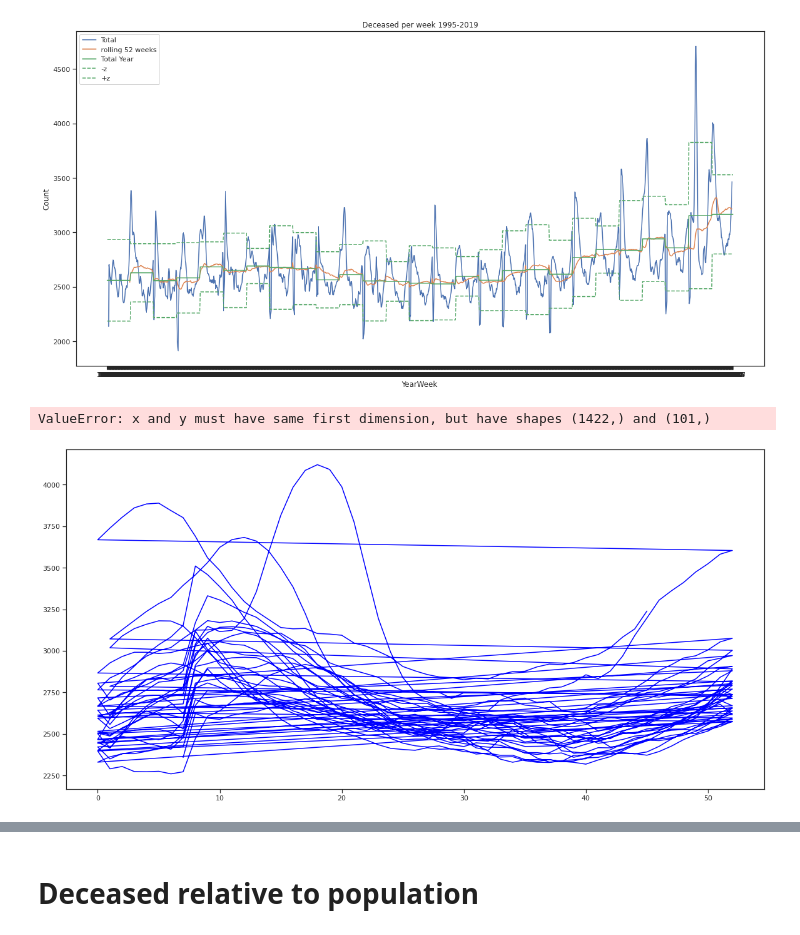
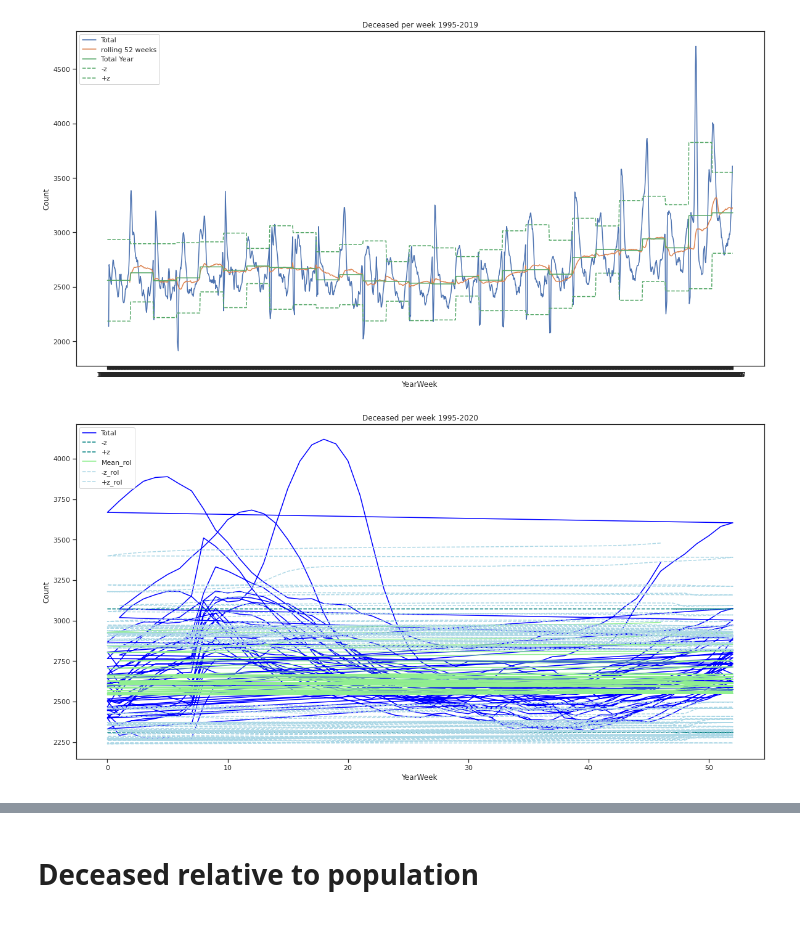
Before and after one commit to cjvanzwol/covid, a Jupyter notebook: Covid.ipynb, the cells around one changed output, grey strips where cells are left out. Cells and saved outputs as stored; diff of their text form; code cells hidden in the pictures.

```diff
--- a/Covid.ipynb
+++ b/Covid.ipynb
@@ -294,33 +292,32 @@ plt.show()
 # %%
 #%matplotlib widget
 # set data
 x_tot = deaths.reset_index()['week']
 y_tot = deaths.Deceased.rolling(window=8).mean()
 m_37 = deaths['-z']
 m_62 = deaths['+z']
 mean_rolling = deaths['mean_rolling']
 m_37_rolling = deaths['-z_rolling']
 m_62_rolling = deaths['+z_rolling']
 
 # set plot
 plt.plot(x_tot, y_tot, label='Total', color='blue')
-plt.plot(x_tot, mean, label='Mean', color='teal', linestyle='-')
+#plt.plot(x_tot, mean, label='Mean', color='teal', linestyle='-')
 plt.plot(x_tot, m_37, label='-z', color='teal', linestyle='--')
 plt.plot(x_tot, m_62, label='+z', color='teal', linestyle='--')
-plt.plot(x_tot, mean_rolling, label='Mean_r', color='lightblue', linestyle='-')
-plt.plot(x_tot, m_37_rolling, label='-z_r', color='lightblue', linestyle='--')
-plt.plot(x_tot, m_62_rolling, label='+z_r', color='lightblue', linestyle='--')
+plt.plot(x_tot, mean_rolling, label='Mean_rol', color='lightgreen', linestyle='-')
+plt.plot(x_tot, m_37_rolling, label='-z_rol', color='lightblue', linestyle='--')
+plt.plot(x_tot, m_62_rolling, label='+z_rol', color='lightblue', linestyle='--')
 
 plt.title('Deceased per week 1995-2020')
 plt.xlabel('YearWeek')
 plt.ylabel('Count')
 plt.legend(loc='upper left')
 
 # show plot
 plt.show()
 # %% [output]
-ValueError: x and y must have same first dimension, but have shapes (1422,) and (101,)
-[figure, old version]
+[figure, new version]
 # %%
 deceased_year = deaths.groupby('year').cumsum()
 deceased_year = deceased_year[['Deceased']]
```
Also changed, not shown: parts of 35 cells of this notebook, 3 other files.
